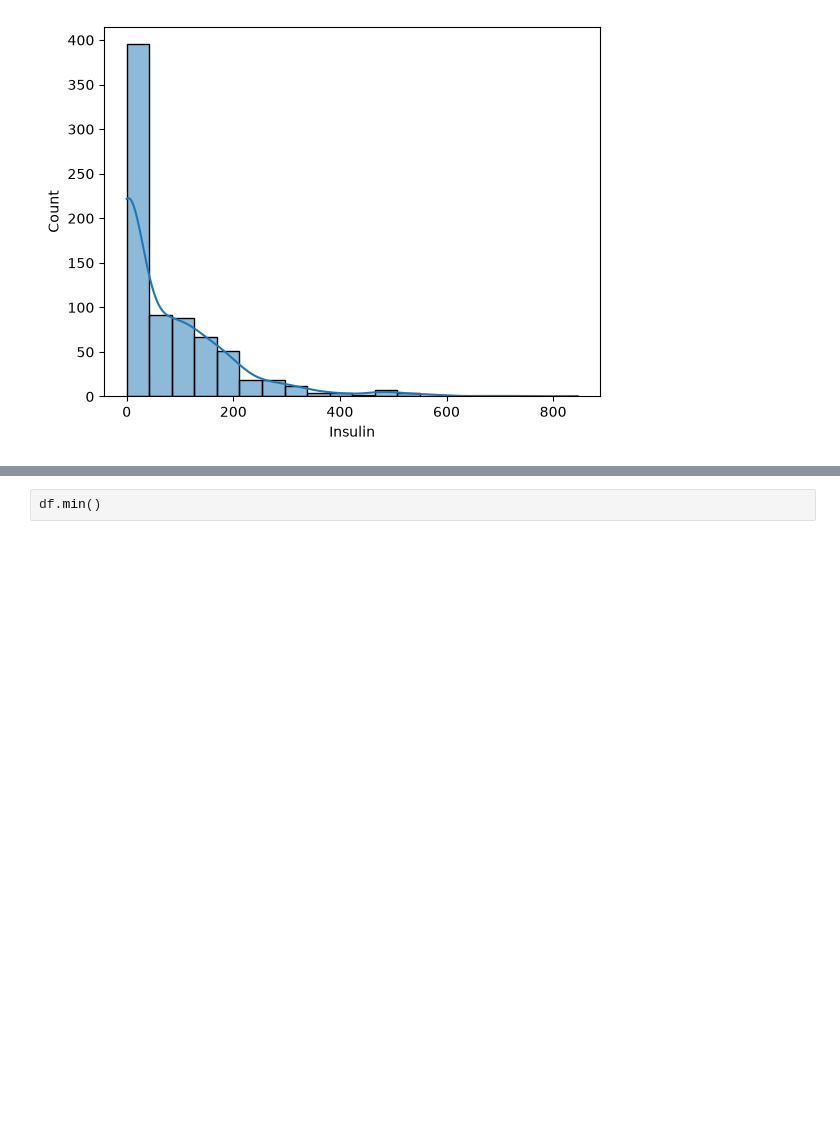
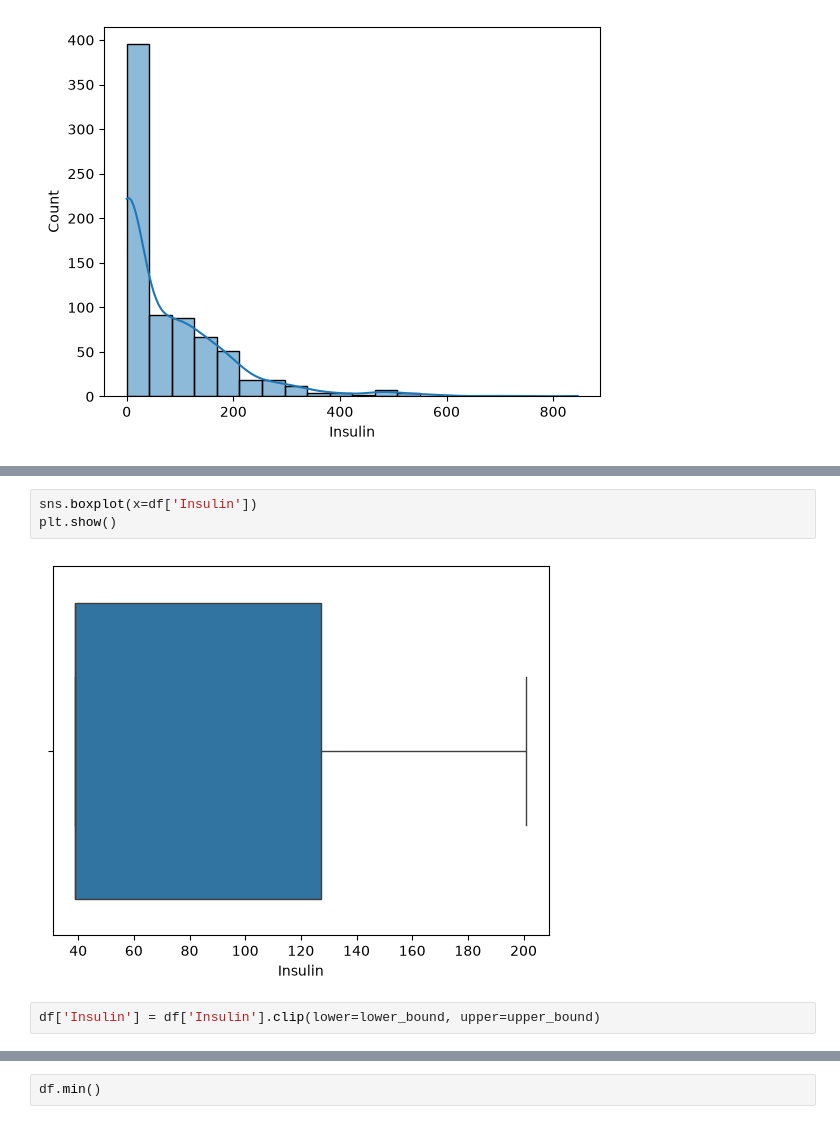
Before and after one commit to AnirudhSharma777/DiabetesPrediction_ML_Model, a Jupyter notebook: DiabetesPredictionModel.ipynb, the cells around one changed output, grey strips where cells are left out. Cells and saved outputs as stored; diff of their text form; blank space fills up the shorter version.

```diff
--- a/DiabetesPredictionModel.ipynb
+++ b/DiabetesPredictionModel.ipynb
@@ -161,0 +170,7 @@ IQR: 127.25
+# %%
+sns.boxplot(x=df['Insulin'])
+plt.show()
+# %% [output]
+[figure, added]
+# %%
+df['Insulin'] = df['Insulin'].clip(lower=lower_bound, upper=upper_bound)
```
Also changed, not shown: parts of 13 cells of this notebook.
